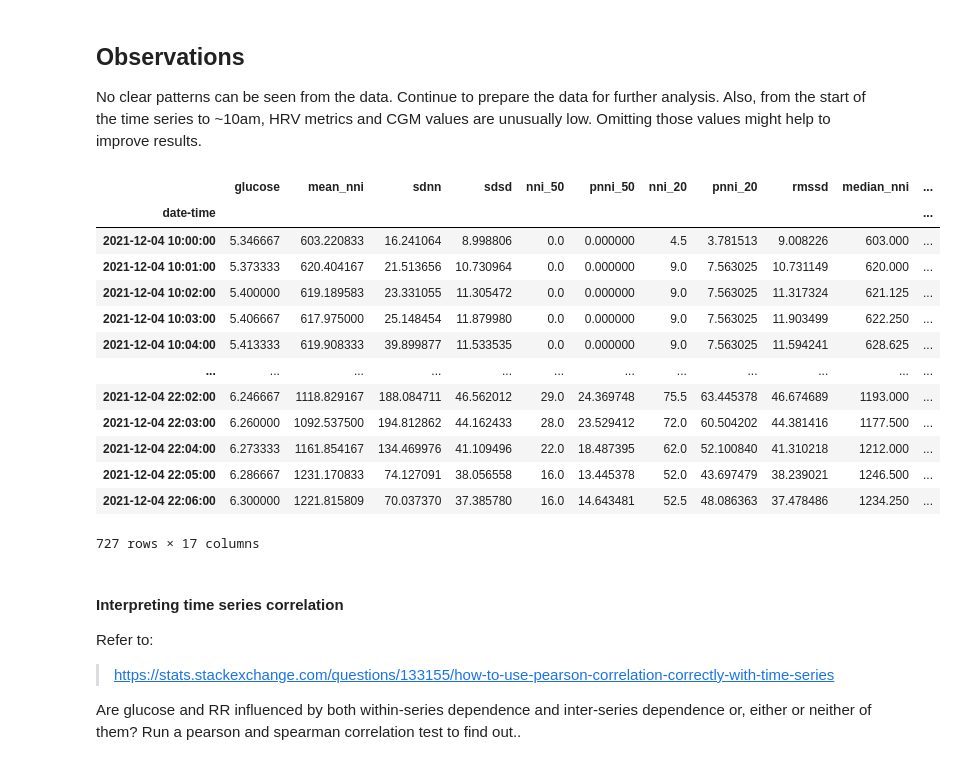
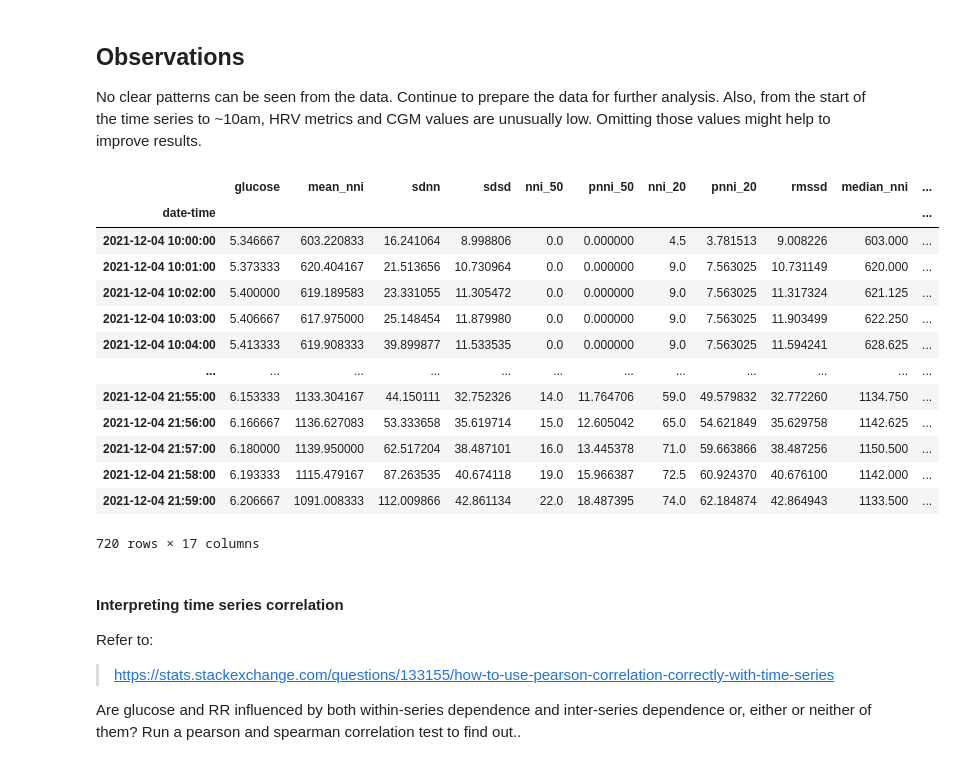
Before and after one commit to itsdarrenlee/BtechFYP, a Jupyter notebook: data/04-01-21/04-12-21-Analysis.ipynb, the cells around one changed output. Drawn from its saved outputs; the diff is of its cells as text; code cells hidden in the pictures.

```diff
--- a/data/04-01-21/04-12-21-Analysis.ipynb
+++ b/data/04-01-21/04-12-21-Analysis.ipynb
@@ -112,7 +188,8 @@ from hrvanalysis import get_time_domain_features
 # %%
-# chunk the data into 2 minute segments (1 seconds)
-def to_two_minute_chunks(values, segment_size=120):
+# chunk the data into 2 minute segments
+def to_chunks(values, segment_size):
     return [values[i:i+segment_size] for i in range(0,len(values),segment_size)]
 
-chunked_rr = to_two_minute_chunks(df['rr'], segment_size=120)
-chunked_rr[:1]
+two_min_chunks = to_chunks(df['rr'], segment_size=120)
+five_min_chunks = to_chunks(df['rr'], segment_size=300)
+twenty_min_chunks = to_chunks(df['rr'], segment_size=1200)
@@ -308,24 +394,24 @@ No clear patterns can be seen from the data. Continue to prepare the data for fu
 Also, from the start of the time series to ~10am, HRV metrics and CGM values are unusually low. Omitting those values might help to improve results.
 # %%
 df = df.iloc[
-        df.index.get_loc('2021-12-04 10:00:00'):df.index.get_loc('2021-12-04 22:07:00')
+        df.index.get_loc('2021-12-04 10:00:00'):df.index.get_loc('2021-12-04 22:00:00')
     ]
 df
 # %% [output]
 |  | glucose | mean_nni | sdnn | sdsd | nni_50 | pnni_50 | nni_20 | pnni_20 | rmssd | median_nni | ... |
 | date-time |  |  |  |  |  |  |  |  |  |  | ... |
 | 2021-12-04 10:00:00 | 5.346667 | 603.220833 | 16.241064 | 8.998806 | 0.0 | 0.000000 | 4.5 | 3.781513 | 9.008226 | 603.000 | ... |
 | 2021-12-04 10:01:00 | 5.373333 | 620.404167 | 21.513656 | 10.730964 | 0.0 | 0.000000 | 9.0 | 7.563025 | 10.731149 | 620.000 | ... |
 | 2021-12-04 10:02:00 | 5.400000 | 619.189583 | 23.331055 | 11.305472 | 0.0 | 0.000000 | 9.0 | 7.563025 | 11.317324 | 621.125 | ... |
 | 2021-12-04 10:03:00 | 5.406667 | 617.975000 | 25.148454 | 11.879980 | 0.0 | 0.000000 | 9.0 | 7.563025 | 11.903499 | 622.250 | ... |
 | 2021-12-04 10:04:00 | 5.413333 | 619.908333 | 39.899877 | 11.533535 | 0.0 | 0.000000 | 9.0 | 7.563025 | 11.594241 | 628.625 | ... |
 | ... | ... | ... | ... | ... | ... | ... | ... | ... | ... | ... | ... |
-| 2021-12-04 22:02:00 | 6.246667 | 1118.829167 | 188.084711 | 46.562012 | 29.0 | 24.369748 | 75.5 | 63.445378 | 46.674689 | 1193.000 | ... |
-| 2021-12-04 22:03:00 | 6.260000 | 1092.537500 | 194.812862 | 44.162433 | 28.0 | 23.529412 | 72.0 | 60.504202 | 44.381416 | 1177.500 | ... |
-| 2021-12-04 22:04:00 | 6.273333 | 1161.854167 | 134.469976 | 41.109496 | 22.0 | 18.487395 | 62.0 | 52.100840 | 41.310218 | 1212.000 | ... |
-| 2021-12-04 22:05:00 | 6.286667 | 1231.170833 | 74.127091 | 38.056558 | 16.0 | 13.445378 | 52.0 | 43.697479 | 38.239021 | 1246.500 | ... |
-| 2021-12-04 22:06:00 | 6.300000 | 1221.815809 | 70.037370 | 37.385780 | 16.0 | 14.643481 | 52.5 | 48.086363 | 37.478486 | 1234.250 | ... |
+| 2021-12-04 21:55:00 | 6.153333 | 1133.304167 | 44.150111 | 32.752326 | 14.0 | 11.764706 | 59.0 | 49.579832 | 32.772260 | 1134.750 | ... |
+| 2021-12-04 21:56:00 | 6.166667 | 1136.627083 | 53.333658 | 35.619714 | 15.0 | 12.605042 | 65.0 | 54.621849 | 35.629758 | 1142.625 | ... |
+| 2021-12-04 21:57:00 | 6.180000 | 1139.950000 | 62.517204 | 38.487101 | 16.0 | 13.445378 | 71.0 | 59.663866 | 38.487256 | 1150.500 | ... |
+| 2021-12-04 21:58:00 | 6.193333 | 1115.479167 | 87.263535 | 40.674118 | 19.0 | 15.966387 | 72.5 | 60.924370 | 40.676100 | 1142.000 | ... |
+| 2021-12-04 21:59:00 | 6.206667 | 1091.008333 | 112.009866 | 42.861134 | 22.0 | 18.487395 | 74.0 | 62.184874 | 42.864943 | 1133.500 | ... |
-727 rows × 17 columns
+720 rows × 17 columns
 # %% [markdown]
 #### Interpreting time series correlation
 Refer to:
```
Also changed, not shown: parts of 16 cells of this notebook.
